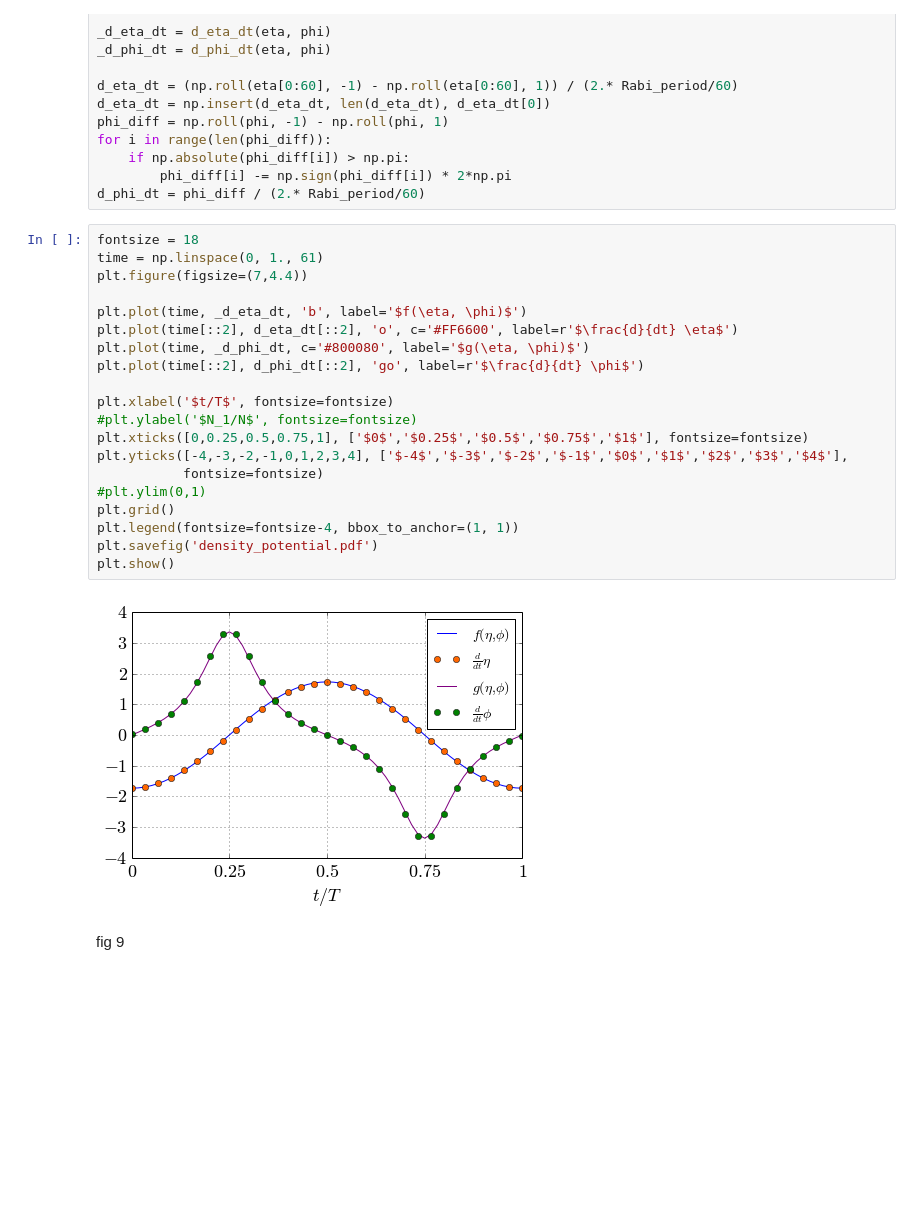
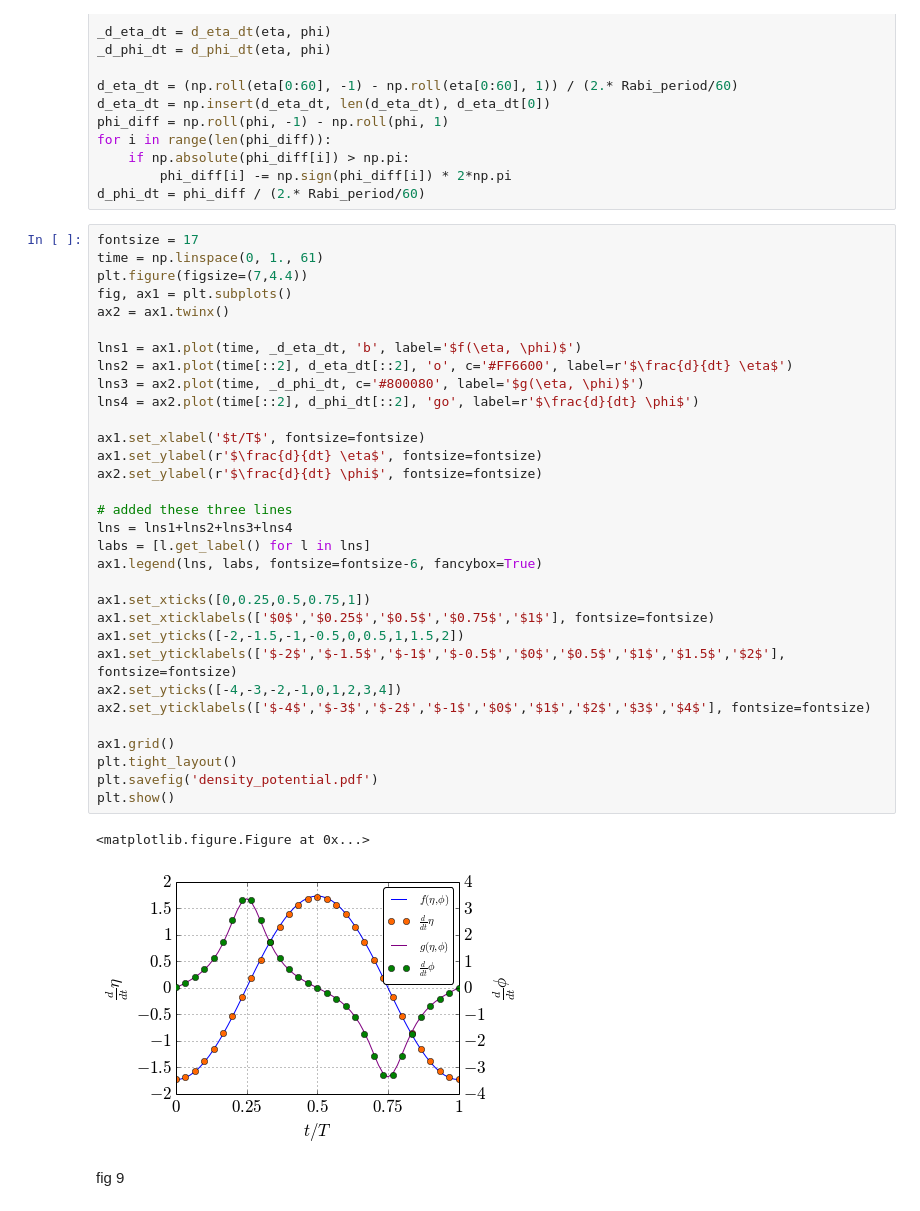
Before and after one commit to AberaAMuhamed/notebooks, a Jupyter notebook: Vortex Dynamics.ipynb, the cells around one changed output. Saved outputs shown, nothing was run; the diff lists cells and outputs as text; blank space fills up the shorter version.

Commit message:
Third section: prettier plots

```diff
--- a/Vortex Dynamics.ipynb
+++ b/Vortex Dynamics.ipynb
@@ -1168,27 +1169,40 @@ for i in range(len(phi_diff)):
         phi_diff[i] -= np.sign(phi_diff[i]) * 2*np.pi
 d_phi_dt = phi_diff / (2.* Rabi_period/60)
 # %%
-fontsize = 18
+fontsize = 17
 time = np.linspace(0, 1., 61)
 plt.figure(figsize=(7,4.4))
+fig, ax1 = plt.subplots()
+ax2 = ax1.twinx()
 
-plt.plot(time, _d_eta_dt, 'b', label='$f(\eta, \phi)$')
-plt.plot(time[::2], d_eta_dt[::2], 'o', c='#FF6600', label=r'$\frac{d}{dt} \eta$')
-plt.plot(time, _d_phi_dt, c='#800080', label='$g(\eta, \phi)$')
-plt.plot(time[::2], d_phi_dt[::2], 'go', label=r'$\frac{d}{dt} \phi$')
+lns1 = ax1.plot(time, _d_eta_dt, 'b', label='$f(\eta, \phi)$')
+lns2 = ax1.plot(time[::2], d_eta_dt[::2], 'o', c='#FF6600', label=r'$\frac{d}{dt} \eta$')
+lns3 = ax2.plot(time, _d_phi_dt, c='#800080', label='$g(\eta, \phi)$')
+lns4 = ax2.plot(time[::2], d_phi_dt[::2], 'go', label=r'$\frac{d}{dt} \phi$')
 
-plt.xlabel('$t/T$', fontsize=fontsize)
-#plt.ylabel('$N_1/N$', fontsize=fontsize)
-plt.xticks([0,0.25,0.5,0.75,1], ['$0$','$0.25$','$0.5$','$0.75$','$1$'], fontsize=fontsize)
-plt.yticks([-4,-3,-2,-1,0,1,2,3,4], ['$-4$','$-3$','$-2$','$-1$','$0$','$1$','$2$','$3$','$4$'],
-           fontsize=fontsize)
-#plt.ylim(0,1)
-plt.grid()
-plt.legend(fontsize=fontsize-4, bbox_to_anchor=(1, 1))
+ax1.set_xlabel('$t/T$', fontsize=fontsize)
+ax1.set_ylabel(r'$\frac{d}{dt} \eta$', fontsize=fontsize)
+ax2.set_ylabel(r'$\frac{d}{dt} \phi$', fontsize=fontsize)
+
+# added these three lines
+lns = lns1+lns2+lns3+lns4
+labs = [l.get_label() for l in lns]
+ax1.legend(lns, labs, fontsize=fontsize-6, fancybox=True)
+
+ax1.set_xticks([0,0.25,0.5,0.75,1])
+ax1.set_xticklabels(['$0$','$0.25$','$0.5$','$0.75$','$1$'], fontsize=fontsize)
+ax1.set_yticks([-2,-1.5,-1,-0.5,0,0.5,1,1.5,2])
+ax1.set_yticklabels(['$-2$','$-1.5$','$-1$','$-0.5$','$0$','$0.5$','$1$','$1.5$','$2$'], fontsize=fontsize)
+ax2.set_yticks([-4,-3,-2,-1,0,1,2,3,4])
+ax2.set_yticklabels(['$-4$','$-3$','$-2$','$-1$','$0$','$1$','$2$','$3$','$4$'], fontsize=fontsize)
+
+ax1.grid()
+plt.tight_layout()
 plt.savefig('density_potential.pdf')
 plt.show()
 # %% [output]
+<matplotlib.figure.Figure at 0x...>
-[figure, old version]
+[figure, new version]
 # %% [markdown]
 fig 9
 # %%
```
Also changed, not shown: parts of 6 cells of this notebook.
